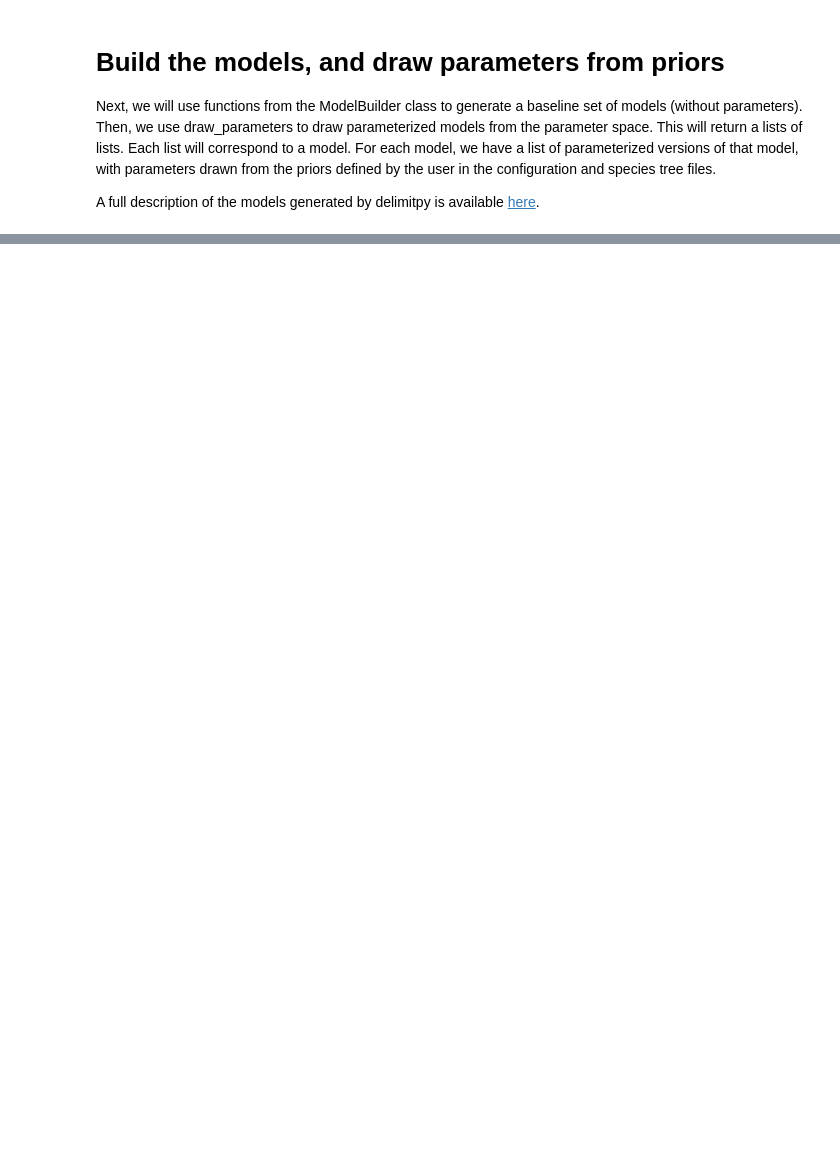
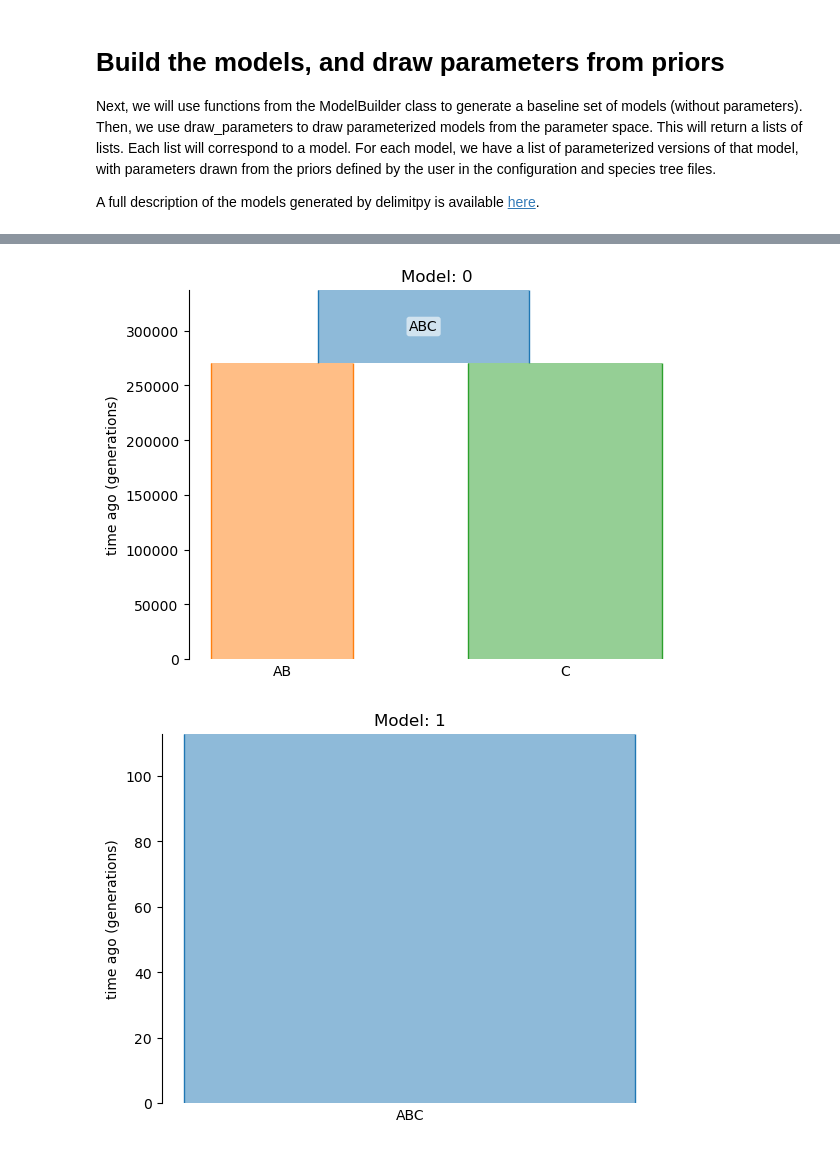
Before and after one commit to SmithLabBio/popai, a Jupyter notebook: docs/notebooks/delimitR_walkthrough.ipynb, the cells around one changed output, grey strips where cells are left out. Drawn from its saved outputs; the diff is of its cells as text; code cells hidden in the pictures; blank space fills up the shorter version.

```diff
--- a/docs/notebooks/delimitR_walkthrough.ipynb
+++ b/docs/notebooks/delimitR_walkthrough.ipynb
@@ -73,10 +74,10 @@ A full description of the models generated by delimitpy is available [here](http
 # %%
 # build the models
 model_builder = generate_models.ModelBuilder(config_values)
-model_builder.build_models()
+divergence_demographies, sc_demographies, dwg_demographies = model_builder.build_models()
 
 # parameterize the models
-parameterized_models, labels  = model_builder.draw_parameters()
+parameterized_models, labels = model_builder.draw_parameters(divergence_demographies, sc_demographies, dwg_demographies)
 
 print((f"Number of models: {len(parameterized_models)}"))
 print((f"Number of replicates: {len(parameterized_models[0])}"))
@@ -84,0 +96,5 @@ NameError: name 'generate_models' is not defined
+# %%
+model_builder.validate_models(parameterized_models, labels)
+# %% [output]
+[figure, added]
+[figure, added]
```
Also changed, not shown: parts of 5 cells of this notebook, 4 other files.
